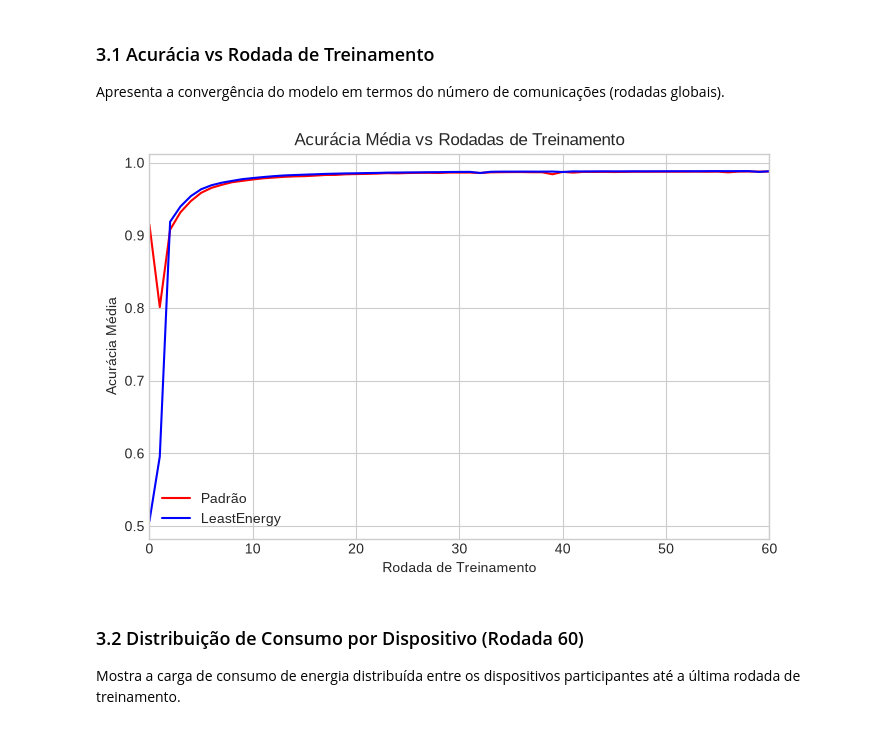
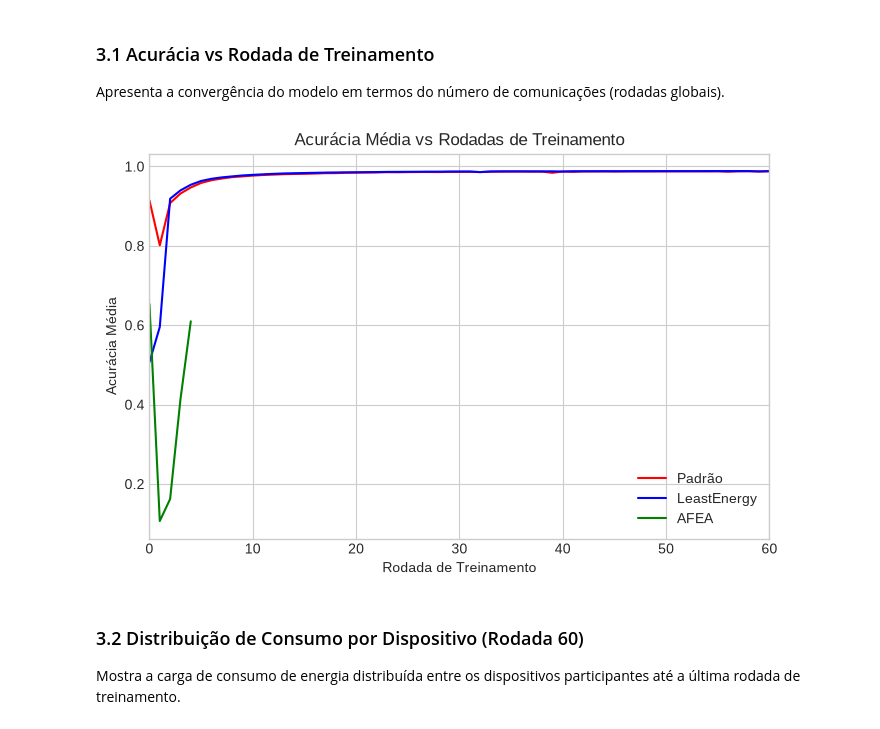
Before and after one commit to niloMarchiori/dissertacao_code, a Jupyter notebook: Analise/Analise_Resultados.ipynb, the cells around one changed output. Cells and saved outputs as stored; diff of their text form; code cells hidden in the pictures.

```diff
--- a/Analise/Analise_Resultados.ipynb
+++ b/Analise/Analise_Resultados.ipynb
@@ -35,12 +38,15 @@ def load_and_average_data(folder_path):
 
 iid_all_dir = 'iid_all'
 iid_leastEnergy_dir = 'iid_leastEnergy'
+iid_afea_dir = 'iid_afea'
 
 df_padrao = load_and_average_data(iid_all_dir)
 df_leastEnergy = load_and_average_data(iid_leastEnergy_dir)
+df_afea = load_and_average_data(iid_afea_dir)
 
 print(f'Rodadas carregadas Padrão: {len(df_padrao)}')
 print(f'Rodadas carregadas LeastEnergy: {len(df_leastEnergy)}')
+print(f'Rodadas carregadas AFEA: {len(df_afea)}')
 # %% [output]
 Rodadas carregadas Padrão: 70
 Rodadas carregadas LeastEnergy: 70
@@ -64,6 +71,7 @@ def extract_metrics(df):
 
 energy_padrao, time_padrao, acc_padrao = extract_metrics(df_padrao)
 energy_least, time_least, acc_least = extract_metrics(df_leastEnergy)
+energy_afea, time_afea, acc_afea = extract_metrics(df_afea)
 # %% [markdown]
 ## 2. Gráficos do Artigo
 Reprodução dos gráficos originais do artigo utilizando os dados compilados.
@@ -106,16 +116,17 @@ Apresenta a convergência do modelo em termos do número de comunicações (roda
 # %%
 plt.figure(figsize=(8, 5))
 plt.plot(acc_padrao.index, acc_padrao.values, label='Padrão', color='red')
 plt.plot(acc_least.index, acc_least.values, label='LeastEnergy', color='blue')
+plt.plot(acc_afea.index, acc_afea.values, label='AFEA', color='green')
 plt.xlabel('Rodada de Treinamento')
 plt.ylabel('Acurácia Média')
 plt.title('Acurácia Média vs Rodadas de Treinamento')
 plt.xlim(0, 60)
 plt.legend()
 plt.grid(True)
 plt.show()
 # %% [output]
-[figure, old version]
+[figure, new version]
 # %% [markdown]
 ### 3.2 Distribuição de Consumo por Dispositivo (Rodada 60)
 Mostra a carga de consumo de energia distribuída entre os dispositivos participantes até a última rodada de treinamento.
```
Also changed, not shown: parts of 7 cells of this notebook, 25 other files.
